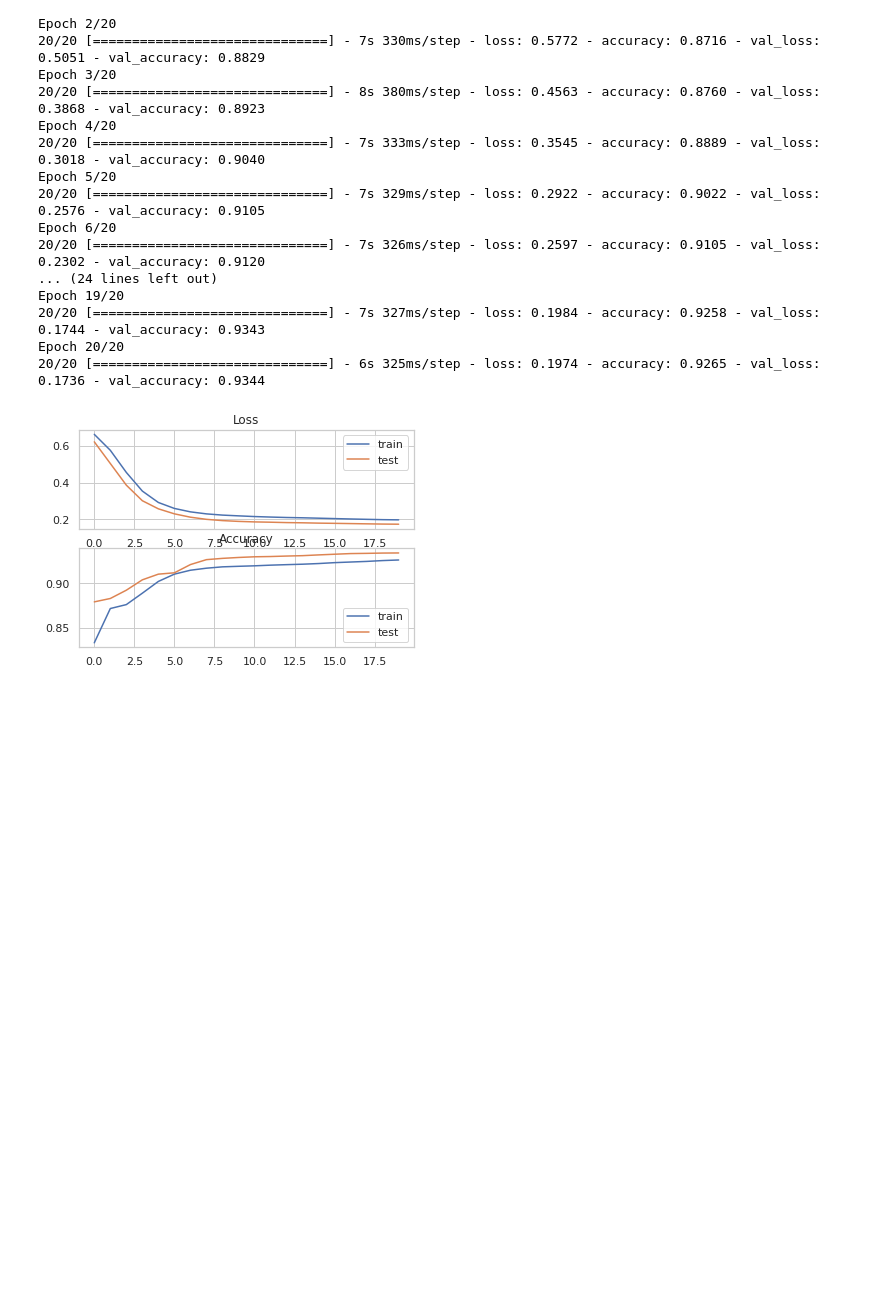
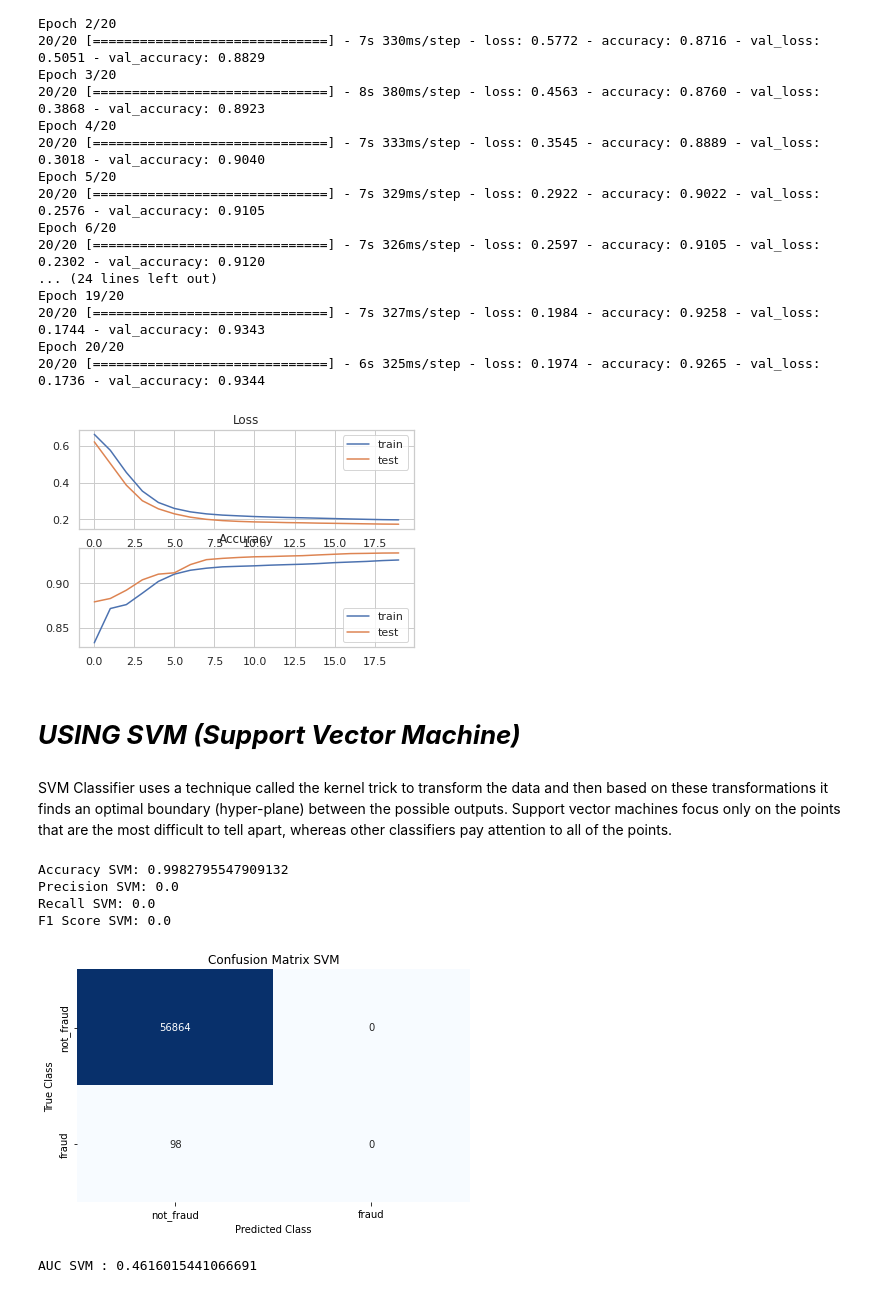
Before and after one commit to Nayim-Imrit/FraudDetection_ML_Techniques, a Jupyter notebook: FraudDetection_ML_Techniques.ipynb, the cells around one changed output. Saved outputs shown, nothing was run; the diff lists cells and outputs as text; code cells hidden in the pictures; blank space fills up the shorter version.

```diff
--- a/FraudDetection_ML_Techniques.ipynb
+++ b/FraudDetection_ML_Techniques.ipynb
@@ -1796,3 +1797,45 @@ pyplot.legend()
 pyplot.show()
 # %% [output]
 [figure]
+# %% [markdown]
+# ***USING SVM (Support Vector Machine)***
+# %% [markdown]
+SVM Classifier uses a technique called the kernel trick to transform the data and then based on these transformations it finds an optimal boundary (hyper-plane) between the possible outputs. Support vector machines focus only on the points that are the most difficult to tell apart, whereas other classifiers pay attention to all of the points.
+# %%
+from sklearn.svm import SVC
+#train the model
+model2 = SVC(probability=True, random_state=2)
+svm = model2.fit(X_train, y_train)
+# %%
+#predictions
+y_pred_svm = model2.predict(X_test)
+# %%
+#scores
+print("Accuracy SVM:",metrics.accuracy_score(y_test, y_pred_svm))
+print("Precision SVM:",metrics.precision_score(y_test, y_pred_svm))
+print("Recall SVM:",metrics.recall_score(y_test, y_pred_svm))
+print("F1 Score SVM:",metrics.f1_score(y_test, y_pred_svm))
+# %% [output]
+Accuracy SVM: 0.9982795547909132
+Precision SVM: 0.0
+Recall SVM: 0.0
+F1 Score SVM: 0.0
+# %%
+#CM matrix
+matrix_svm = confusion_matrix(y_test, y_pred_svm)
+cm_svm = pd.DataFrame(matrix_svm, index=['not_fraud', 'fraud'], columns=['not_fraud', 'fraud'])
+
+sns.heatmap(cm_svm, annot=True, cbar=None, cmap="Blues", fmt = 'g')
+plt.title("Confusion Matrix SVM"), plt.tight_layout()
+plt.ylabel("True Class"), plt.xlabel("Predicted Class")
+plt.show()
+# %% [output]
+[figure, added]
+# %%
+#AUC
+y_pred_svm_proba = model2.predict_proba(X_test)[::,1]
+fpr_svm, tpr_svm, _ = metrics.roc_curve(y_test,  y_pred_svm_proba)
+auc_svm = metrics.roc_auc_score(y_test, y_pred_svm_proba)
+print("AUC SVM :", auc_svm)
+# %% [output]
+AUC SVM : 0.4616015441066691
```
Also changed, not shown: parts of 15 cells of this notebook.
